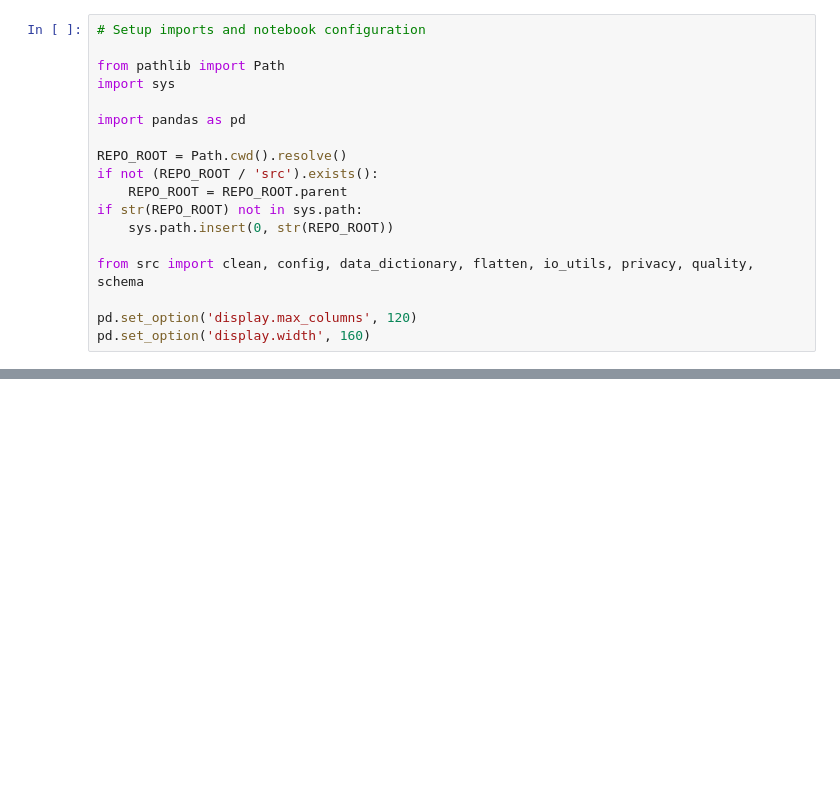
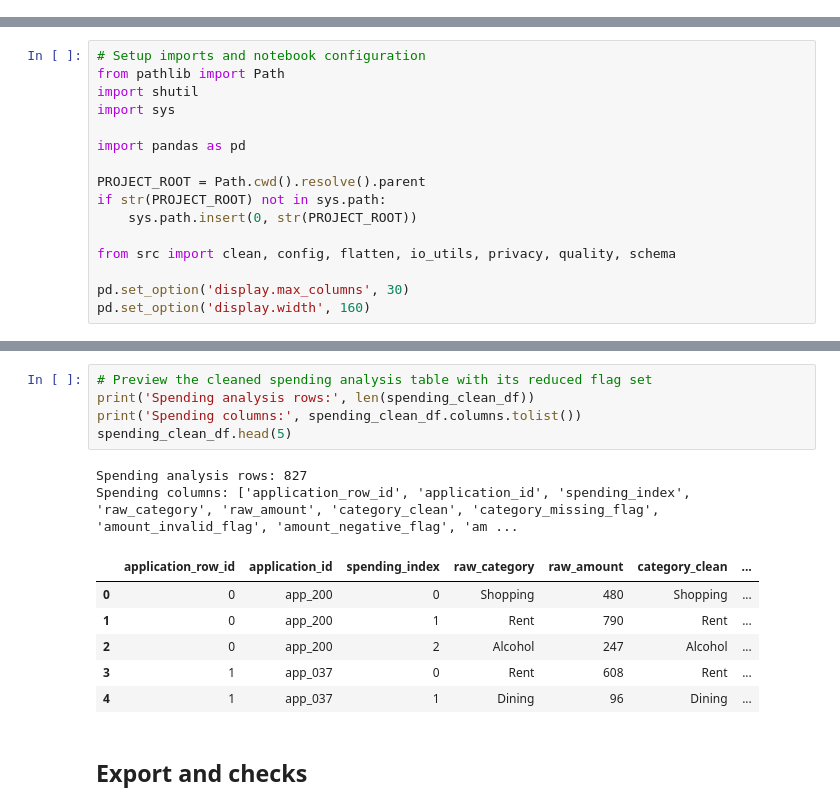
Before and after one commit to msusanrocha/DEGO_Project_Group03, a Jupyter notebook: notebooks/01-data-quality.ipynb, the cells around one changed output, grey strips where cells are left out. Saved outputs shown, nothing was run; the diff lists cells and outputs as text; blank space fills up the shorter version.

```diff
--- a/notebooks/01-data-quality.ipynb
+++ b/notebooks/01-data-quality.ipynb
@@ -11,18 +0,0 @@ This notebook runs the full post-ingestion pipeline for NovaCred credit applicat
-# %%
-# Setup imports and notebook configuration
-
-from pathlib import Path
-import sys
-
-import pandas as pd
-
-REPO_ROOT = Path.cwd().resolve()
-if not (REPO_ROOT / 'src').exists():
-    REPO_ROOT = REPO_ROOT.parent
-if str(REPO_ROOT) not in sys.path:
-    sys.path.insert(0, str(REPO_ROOT))
-
-from src import clean, config, data_dictionary, flatten, io_utils, privacy, quality, schema
-
-pd.set_option('display.max_columns', 120)
-pd.set_option('display.width', 160)
@@ -590,0 +12,16 @@ All acceptance checks passed.
+# %%
+# Setup imports and notebook configuration
+from pathlib import Path
+import shutil
+import sys
+
+import pandas as pd
+
+PROJECT_ROOT = Path.cwd().resolve().parent
+if str(PROJECT_ROOT) not in sys.path:
+    sys.path.insert(0, str(PROJECT_ROOT))
+
+from src import clean, config, flatten, io_utils, privacy, quality, schema
+
+pd.set_option('display.max_columns', 30)
+pd.set_option('display.width', 160)
@@ -590,0 +237,16 @@ All acceptance checks passed.
+# %%
+# Preview the cleaned spending analysis table with its reduced flag set
+print('Spending analysis rows:', len(spending_clean_df))
+print('Spending columns:', spending_clean_df.columns.tolist())
+spending_clean_df.head(5)
+# %% [output]
+Spending analysis rows: 827
+Spending columns: ['application_row_id', 'application_id', 'spending_index', 'raw_category', 'raw_amount', 'category_clean', 'category_missing_flag', 'amount_invalid_flag', 'amount_negative_flag', 'am ...
+|  | application_row_id | application_id | spending_index | raw_category | raw_amount | category_clean | ... |
+| 0 | 0 | app_200 | 0 | Shopping | 480 | Shopping | ... |
+| 1 | 0 | app_200 | 1 | Rent | 790 | Rent | ... |
+| 2 | 0 | app_200 | 2 | Alcohol | 247 | Alcohol | ... |
+| 3 | 1 | app_037 | 0 | Rent | 608 | Rent | ... |
+| 4 | 1 | app_037 | 1 | Dining | 96 | Dining | ... |
+# %% [markdown]
+## Export and checks
```
Also changed, not shown: parts of 38 cells of this notebook, 29 other files.
